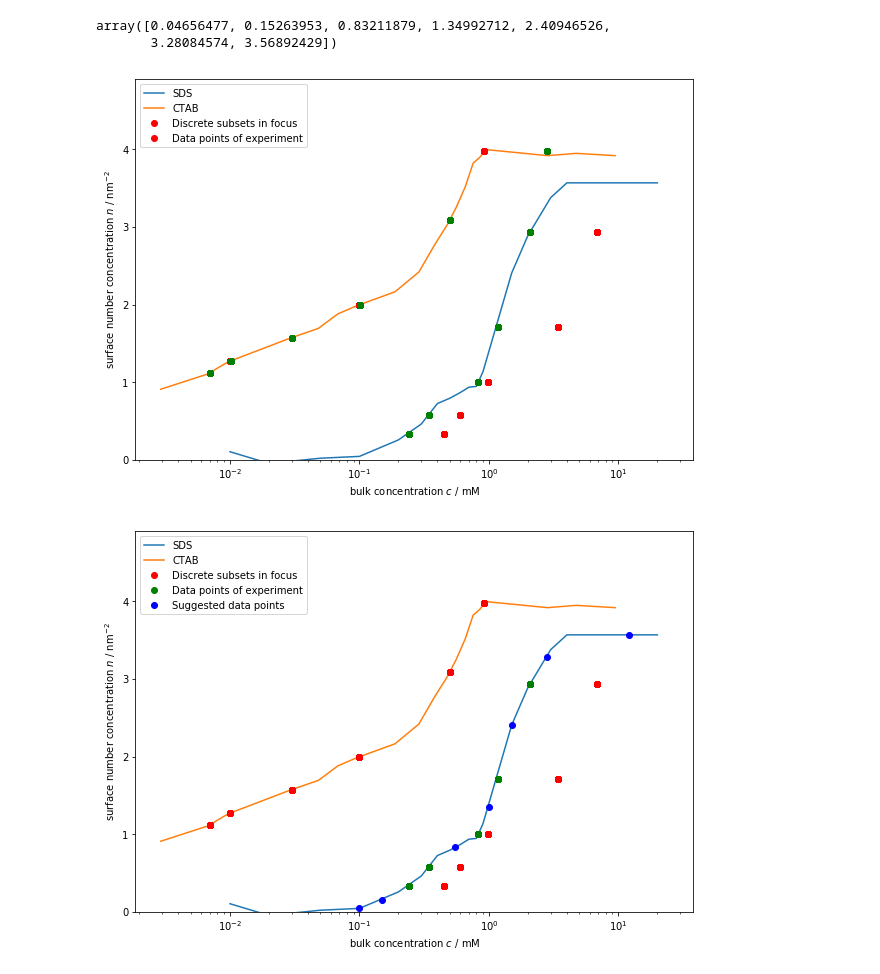
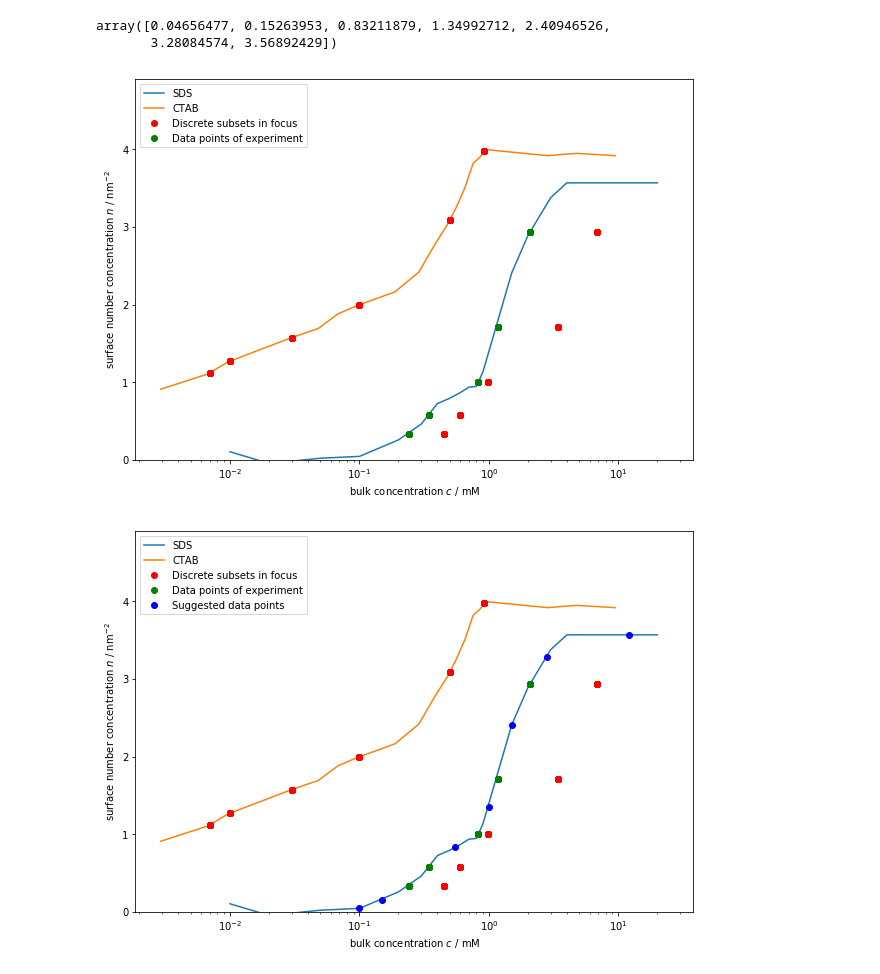
Before and after one commit to jotelha/jlhphd, a Jupyter notebook: bramos/plotImages.ipynb, the cells around one changed output. Drawn from its saved outputs; the diff is of its cells as text; code cells hidden in the pictures.

Commit message:
plotimages legend correction

```diff
--- a/bramos/plotImages.ipynb
+++ b/bramos/plotImages.ipynb
@@ -110,21 +110,20 @@ array([0.04656477, 0.15263953, 0.83211879, 1.34992712, 2.40946526,
 # %%
 plt.figure(figsize=(10,7))
 plt.plot( qcm_results[["c"]] / C.milli ,qcm_results[["GammaN"]] * C.nano**2)
 plt.plot(ctab_results[["c"]] / C.milli ,ctab_results[["GammaN"]] * C.nano**2)
 plt.plot( b / C.milli ,a, 'ro')
+plt.plot(exp3(a),a,'go')
 #plt.plot(bm[0:len(interpolated_sf)],interpolated_sf,'go')
 plt.plot( b2 / C.milli ,a2, 'ro')
 #plt.plot(bm2[0:len(interpolated_sf_2)],interpolated_sf_2,'go')
 plt.xscale("log")
 plt.legend(["SDS","CTAB","Discrete subsets in focus",'Data points of experiment'])
 plt.xlabel(r'bulk concentration $ c \ / \ \mathrm{mM}$')
 plt.ylabel(r'surface number concentration $ n \ / \ {\mathrm{nm}^{-2}}$')
-plt.plot(exp3(a),a,'go')
-plt.plot(exp4(a2),a2,'go')
 plt.ylim((0,4.9))
 plt.show()
 # %% [output]
-[figure, old version]
+[figure, new version]
 # %%
 plt.figure(figsize=(10,7))
 plt.plot( qcm_results[["c"]] / C.milli ,qcm_results[["GammaN"]] * C.nano**2)
```
Also changed, not shown: parts of 1 cell of this notebook.
